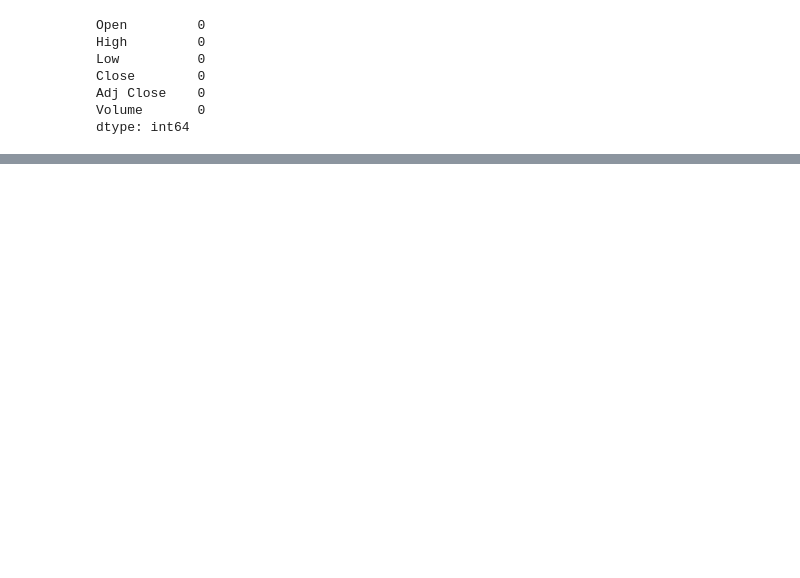
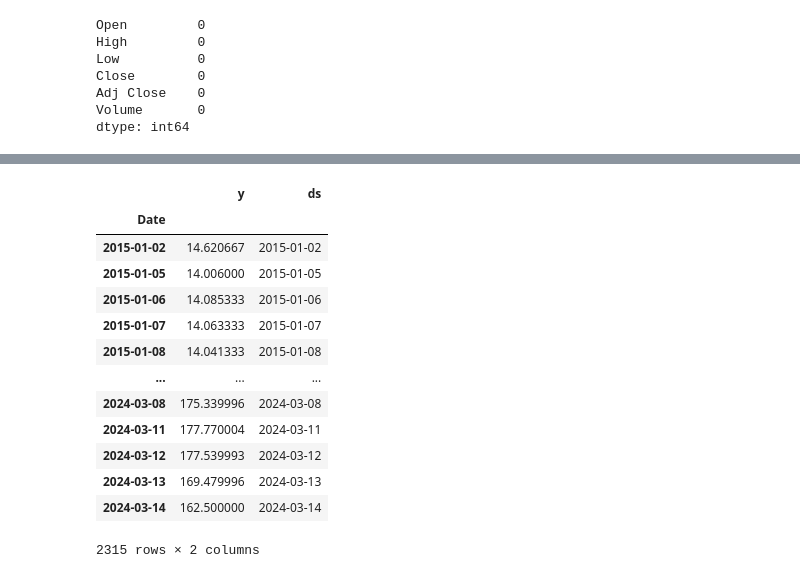
Before and after one commit to Ujjwalsolanki/ML-Stock-Price-Predictor, a Jupyter notebook: research/trials.ipynb, the cells around one changed output, grey strips where cells are left out. Saved outputs shown, nothing was run; the diff lists cells and outputs as text; code cells hidden in the pictures; blank space fills up the shorter version.

```diff
--- a/research/trials.ipynb
+++ b/research/trials.ipynb
@@ -65,0 +85,21 @@ df[0:500].iplot(y = 'High')
+# %%
+df1 = pd.DataFrame()
+df1['y'] = df.Close
+df1['ds'] = df.index
+df1
+# df['Close']
+# %% [output]
+|  | y | ds |
+| Date |  |  |
+| 2015-01-02 | 14.620667 | 2015-01-02 |
+| 2015-01-05 | 14.006000 | 2015-01-05 |
+| 2015-01-06 | 14.085333 | 2015-01-06 |
+| 2015-01-07 | 14.063333 | 2015-01-07 |
+| 2015-01-08 | 14.041333 | 2015-01-08 |
+| ... | ... | ... |
+| 2024-03-08 | 175.339996 | 2024-03-08 |
+| 2024-03-11 | 177.770004 | 2024-03-11 |
+| 2024-03-12 | 177.539993 | 2024-03-12 |
+| 2024-03-13 | 169.479996 | 2024-03-13 |
+| 2024-03-14 | 162.500000 | 2024-03-14 |
+2315 rows × 2 columns
```
Also changed, not shown: parts of 13 cells of this notebook, 5 other files.
